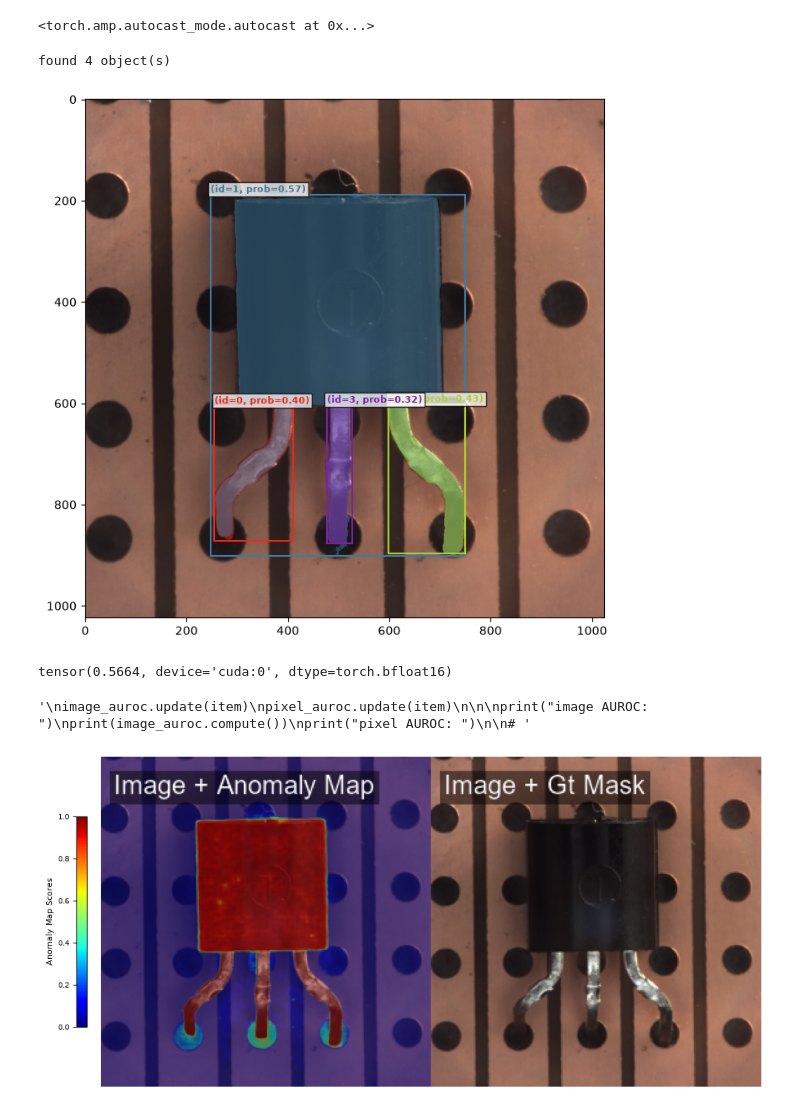
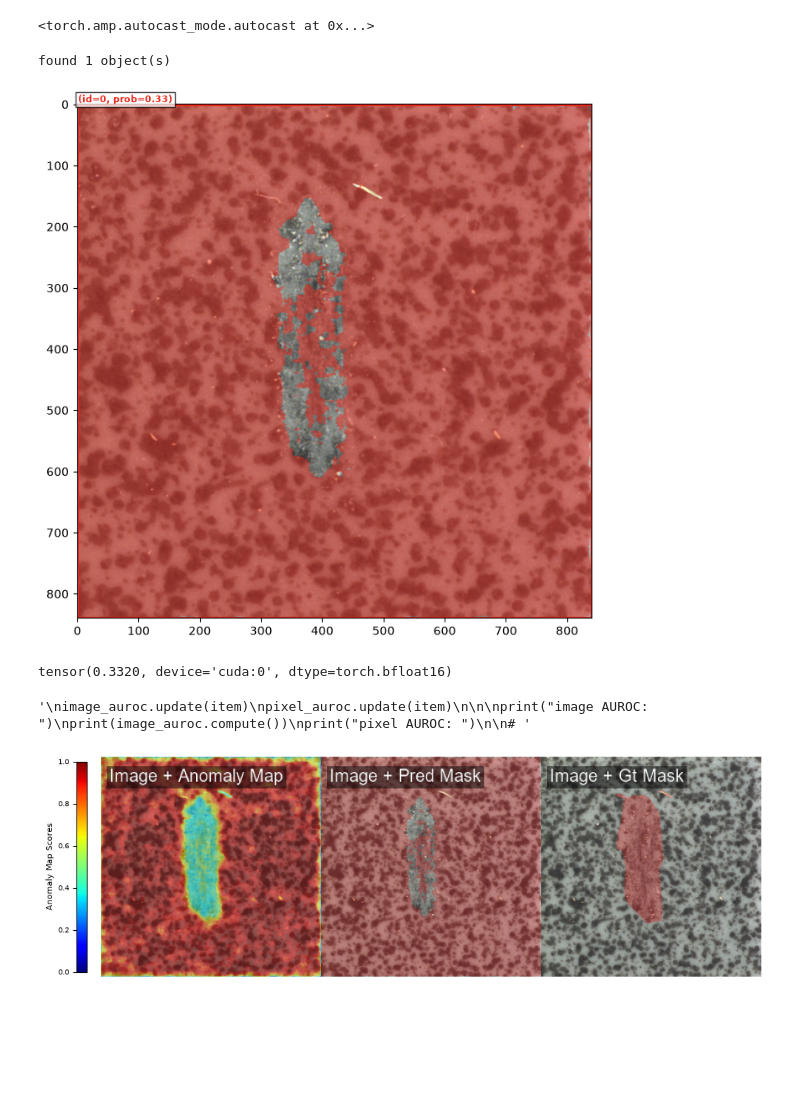
Before and after one commit to Valdo0811/Bachelor, a Jupyter notebook: test.ipynb, the cells around one changed output. Saved outputs shown, nothing was run; the diff lists cells and outputs as text; code cells hidden in the pictures; blank space fills up the shorter version.

Commit message:
visualizations

```diff
--- a/test.ipynb
+++ b/test.ipynb
@@ -33,7 +33,7 @@ inference_state = processor.set_image(image)
 
 processor.reset_all_prompts(inference_state)
 
-prompt = "bent lead"
+prompt = "roughened surface"
 
 inference_state = processor.set_confidence_threshold(state=inference_state, threshold=0.25)
 inference_state = processor.set_text_prompt(state=inference_state, prompt=prompt)
@@ -44,8 +44,8 @@ masks, boxes, scores = inference_state["masks"], inference_state["boxes"], infer
 img0 = Image.open(image_path)
 plot_results(image, inference_state)
 # %% [output]
-found 4 object(s)
+found 1 object(s)
-[figure, old version]
+[figure, new version]
 # %%
 from anomalib.metrics import AUROC, AUPRO, PRO
 from anomalib.data.dataclasses.torch import ImageBatch, ImageItem
@@ -58,7 +58,7 @@ image_auroc = AUROC(fields=["pred_score", "gt_label"], prefix="image")
 pixel_auroc = AUROC(fields=["anomaly_map", "gt_mask"], prefix="pixel")
 pixel_aupro = AUPRO(fields=["anomaly_map", "gt_mask"])
 gt = Image.open(ground_truth)
-#gt = torch.zeros(1,inference_state["original_height"], inference_state["original_width"]).to(device="cuda")
+
 transform = transforms.ToTensor()
 
 pred_label= torch.tensor(0, dtype=int).to(device="cuda")
@@ -75,6 +75,7 @@ else:
 
 print(scores)
 
+#gt = torch.zeros(1,inference_state["original_height"], inference_state["original_width"]).to(device="cuda")
 
 item = ImageItem(
     image=transform(image).to(device="cuda"),
@@ -91,9 +92,11 @@ item = ImageItem(
 
 
 vis_result = visualize_image_item(item, overlay_fields=[("image", ["anomaly_map"]),
+                                                        ("image", ["pred_mask"]),
                                                         ("image", ["gt_mask"])],
                                     overlay_fields_config={
                                         "anomaly_map": {"colormap": True, "normalize": True},
+                                        "pred_mask": {"mode": "fill", "color": (255, 0, 0), "alpha": 0.5},
                                         "gt_mask": {"mode": "fill", "color": (255, 0, 0), "alpha": 0.5}},
                                     text_config={
                                         "font": "arial.ttf",
@@ -117,32 +120,32 @@ cbar = fig.colorbar(
     ax=ax,
     location="left",
     fraction=0.025,
     pad=0.02,
     shrink=0.5,
     aspect=20,
 )
 
 cbar.set_label("Anomaly Map Scores", fontsize=8)
 cbar.ax.tick_params(labelsize=7)
 
 fig.tight_layout()
 fig.show()
 fig.savefig(f'visualizations/{category}_{error_type}_{prompt}_{image_nr}.png', bbox_inches="tight")
 #vis_result.save(f"visualizations/metal_nut_flip_flipped_nut.png")
 #del vis_result
 
 
 '''
 image_auroc.update(item)
 pixel_auroc.update(item)
 
 
 print("image AUROC: ")
 print(image_auroc.compute())
 print("pixel AUROC: ")
 
 # '''
 # %% [output]
-tensor(0.5664, device='cuda:0', dtype=torch.bfloat16)
+tensor(0.3320, device='cuda:0', dtype=torch.bfloat16)
 '\nimage_auroc.update(item)\npixel_auroc.update(item)\n\n\nprint("image AUROC: ")\nprint(image_auroc.compute())\nprint("pixel AUROC: ")\n\n# '
-[figure, old version]
+[figure, new version]
```
Also changed, not shown: parts of 1 cell of this notebook, 55 other files.
